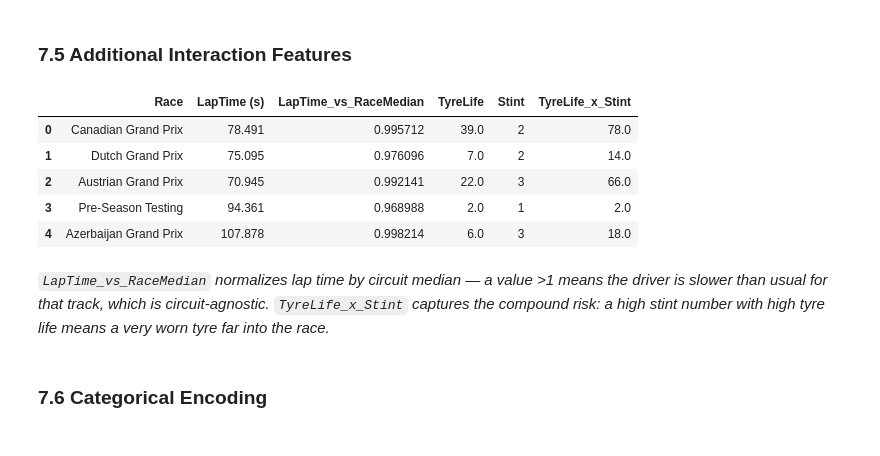
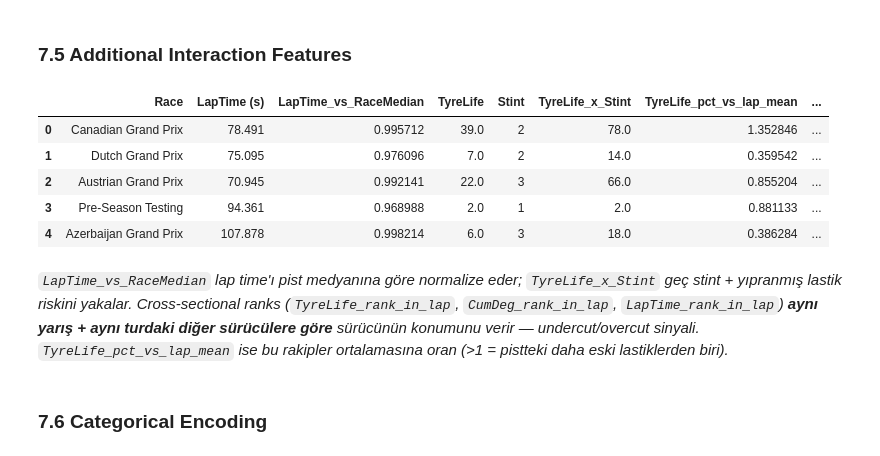
Before and after one commit to kagankorall/My-Kaggle-Works, a Jupyter notebook: Playground Series - F1 Pitstop Prediction/notebook/formula1_pit_stop_prediction.ipynb, the cells around one changed output. Saved outputs shown, nothing was run; the diff lists cells and outputs as text; code cells hidden in the pictures.

```diff
--- a/Playground Series - F1 Pitstop Prediction/notebook/formula1_pit_stop_prediction.ipynb
+++ b/Playground Series - F1 Pitstop Prediction/notebook/formula1_pit_stop_prediction.ipynb
@@ -550,19 +550,30 @@ all_df[['Year', 'is_2023', 'Race', 'is_pre_season', 'Driver', 'Driver_kind']].he
 # %%
 race_med_laptime = all_df.groupby('Race')['LapTime (s)'].median()
 all_df['LapTime_vs_RaceMedian'] = all_df['LapTime (s)'] / all_df['Race'].map(race_med_laptime)
 all_df['TyreLife_x_Stint']      = all_df['TyreLife'] * all_df['Stint']
 
+# Cross-sectional (same Race + Year + LapNumber) — undercut/overcut signal
+lap_grp = all_df.groupby(['Race', 'Year', 'LapNumber'])
+all_df['TyreLife_pct_vs_lap_mean'] = (
+    all_df['TyreLife_pct'] / lap_grp['TyreLife_pct'].transform('mean')
+)
+all_df['TyreLife_rank_in_lap'] = lap_grp['TyreLife'].rank(pct=True)
+all_df['CumDeg_rank_in_lap']   = lap_grp['Cumulative_Degradation'].rank(pct=True)
+all_df['LapTime_rank_in_lap']  = lap_grp['LapTime (s)'].rank(pct=True)
+
 all_df[['Race', 'LapTime (s)', 'LapTime_vs_RaceMedian',
-        'TyreLife', 'Stint', 'TyreLife_x_Stint']].head()
+        'TyreLife', 'Stint', 'TyreLife_x_Stint',
+        'TyreLife_pct_vs_lap_mean', 'TyreLife_rank_in_lap',
+        'CumDeg_rank_in_lap', 'LapTime_rank_in_lap']].head()
 # %% [output]
-|  | Race | LapTime (s) | LapTime_vs_RaceMedian | TyreLife | Stint | TyreLife_x_Stint |
-| 0 | Canadian Grand Prix | 78.491 | 0.995712 | 39.0 | 2 | 78.0 |
-| 1 | Dutch Grand Prix | 75.095 | 0.976096 | 7.0 | 2 | 14.0 |
-| 2 | Austrian Grand Prix | 70.945 | 0.992141 | 22.0 | 3 | 66.0 |
-| 3 | Pre-Season Testing | 94.361 | 0.968988 | 2.0 | 1 | 2.0 |
-| 4 | Azerbaijan Grand Prix | 107.878 | 0.998214 | 6.0 | 3 | 18.0 |
+|  | Race | LapTime (s) | LapTime_vs_RaceMedian | TyreLife | Stint | TyreLife_x_Stint | TyreLife_pct_vs_lap_mean | ... |
+| 0 | Canadian Grand Prix | 78.491 | 0.995712 | 39.0 | 2 | 78.0 | 1.352846 | ... |
+| 1 | Dutch Grand Prix | 75.095 | 0.976096 | 7.0 | 2 | 14.0 | 0.359542 | ... |
+| 2 | Austrian Grand Prix | 70.945 | 0.992141 | 22.0 | 3 | 66.0 | 0.855204 | ... |
+| 3 | Pre-Season Testing | 94.361 | 0.968988 | 2.0 | 1 | 2.0 | 0.881133 | ... |
+| 4 | Azerbaijan Grand Prix | 107.878 | 0.998214 | 6.0 | 3 | 18.0 | 0.386284 | ... |
 # %% [markdown]
-*`LapTime_vs_RaceMedian` normalizes lap time by circuit median — a value >1 means the driver is slower than usual for that track, which is circuit-agnostic. `TyreLife_x_Stint` captures the compound risk: a high stint number with high tyre life means a very worn tyre far into the race.*
+*`LapTime_vs_RaceMedian` lap time'ı pist medyanına göre normalize eder; `TyreLife_x_Stint` geç stint + yıpranmış lastik riskini yakalar. Cross-sectional ranks (`TyreLife_rank_in_lap`, `CumDeg_rank_in_lap`, `LapTime_rank_in_lap`) **aynı yarış + aynı turdaki diğer sürücülere göre** sürücünün konumunu verir — undercut/overcut sinyali. `TyreLife_pct_vs_lap_mean` ise bu rakipler ortalamasına oran (>1 = pistteki daha eski lastiklerden biri).*
 # %% [markdown]
 ### 7.6 Categorical Encoding
 # %%
```
Also changed, not shown: parts of 30 cells of this notebook, 10 other files.
